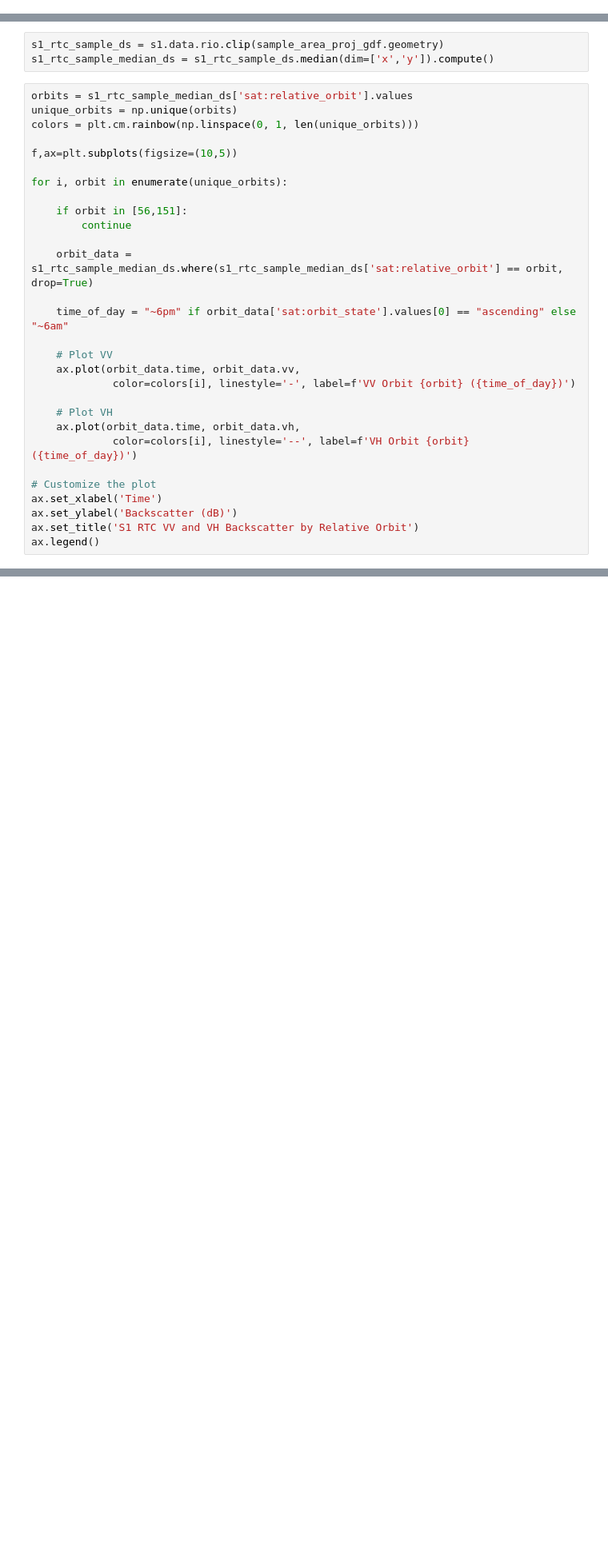
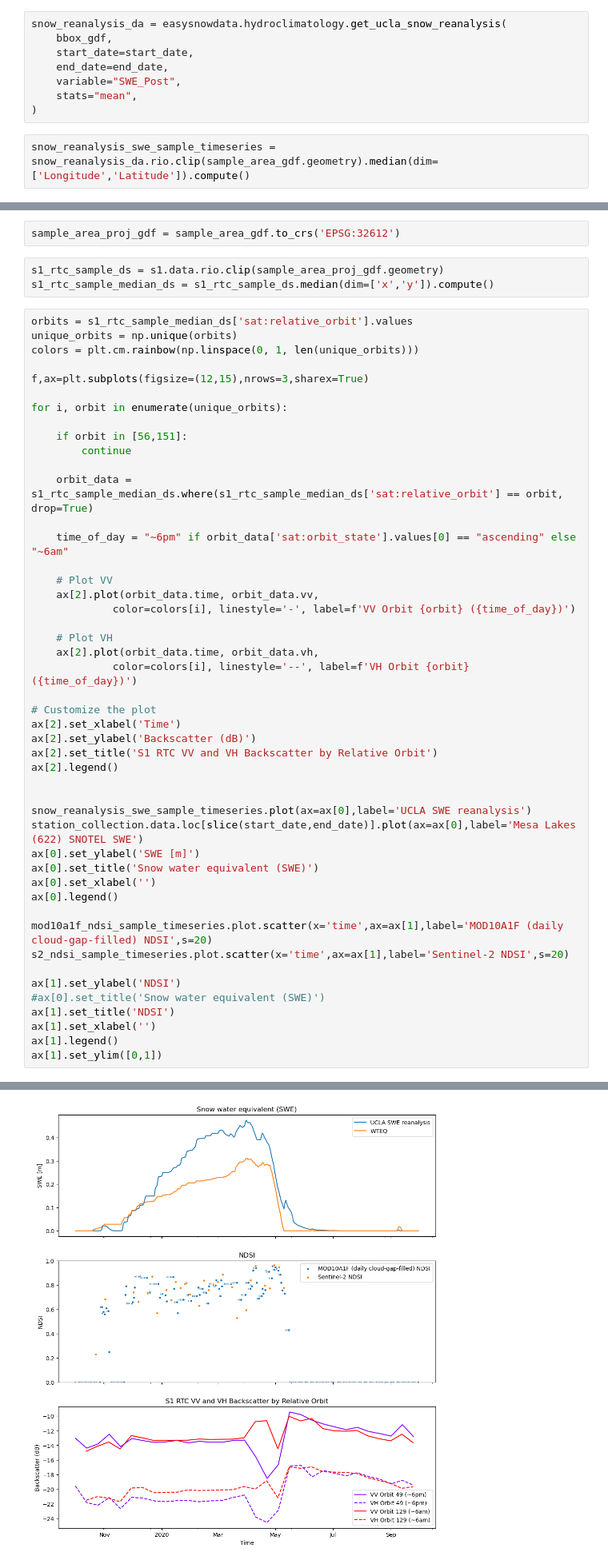
Before and after one commit to snowex-hackweek/snowmelt-timing-2024, a Jupyter notebook: notebooks/combined_data.ipynb, the cells around one changed output, grey strips where cells are left out. Shown at 80% size. Saved outputs shown, nothing was run; the diff lists cells and outputs as text; blank space fills up the shorter version.

```diff
--- a/notebooks/combined_data.ipynb
+++ b/notebooks/combined_data.ipynb
@@ -38,2 +125,12 @@ mod10a1f = easysnowdata.remote_sensing.MODIS_snow(bbox_gdf, start_date='2022-04-
+# %%
+snow_reanalysis_da = easysnowdata.hydroclimatology.get_ucla_snow_reanalysis(
+    bbox_gdf,
+    start_date=start_date,
+    end_date=end_date,
+    variable="SWE_Post",
+    stats="mean",
+)
+# %%
+snow_reanalysis_swe_sample_timeseries = snow_reanalysis_da.rio.clip(sample_area_gdf.geometry).median(dim=['Longitude','Latitude']).compute()
 # %%
 s1 = easysnowdata.remote_sensing.Sentinel1(
@@ -42,3 +145,5 @@ s1 = easysnowdata.remote_sensing.Sentinel1(
+# %%
+sample_area_proj_gdf = sample_area_gdf.to_crs('EPSG:32612')
 # %%
 s1_rtc_sample_ds = s1.data.rio.clip(sample_area_proj_gdf.geometry)
 s1_rtc_sample_median_ds = s1_rtc_sample_ds.median(dim=['x','y']).compute()
@@ -47,7 +152,7 @@ orbits = s1_rtc_sample_median_ds['sat:relative_orbit'].values
 unique_orbits = np.unique(orbits)
 colors = plt.cm.rainbow(np.linspace(0, 1, len(unique_orbits)))
 
-f,ax=plt.subplots(figsize=(10,5))
+f,ax=plt.subplots(figsize=(12,15),nrows=3,sharex=True)
 
 for i, orbit in enumerate(unique_orbits):
 
@@ -59,15 +164,34 @@ for i, orbit in enumerate(unique_orbits):
     time_of_day = "~6pm" if orbit_data['sat:orbit_state'].values[0] == "ascending" else "~6am"
 
     # Plot VV
-    ax.plot(orbit_data.time, orbit_data.vv,
+    ax[2].plot(orbit_data.time, orbit_data.vv,
              color=colors[i], linestyle='-', label=f'VV Orbit {orbit} ({time_of_day})')
 
     # Plot VH
-    ax.plot(orbit_data.time, orbit_data.vh,
+    ax[2].plot(orbit_data.time, orbit_data.vh,
              color=colors[i], linestyle='--', label=f'VH Orbit {orbit} ({time_of_day})')
 
 # Customize the plot
-ax.set_xlabel('Time')
-ax.set_ylabel('Backscatter (dB)')
-ax.set_title('S1 RTC VV and VH Backscatter by Relative Orbit')
-ax.legend()
+ax[2].set_xlabel('Time')
+ax[2].set_ylabel('Backscatter (dB)')
+ax[2].set_title('S1 RTC VV and VH Backscatter by Relative Orbit')
+ax[2].legend()
+
+
+snow_reanalysis_swe_sample_timeseries.plot(ax=ax[0],label='UCLA SWE reanalysis')
+station_collection.data.loc[slice(start_date,end_date)].plot(ax=ax[0],label='Mesa Lakes (622) SNOTEL SWE')
+ax[0].set_ylabel('SWE [m]')
+ax[0].set_title('Snow water equivalent (SWE)')
+ax[0].set_xlabel('')
+ax[0].legend()
+
+mod10a1f_ndsi_sample_timeseries.plot.scatter(x='time',ax=ax[1],label='MOD10A1F (daily cloud-gap-filled) NDSI',s=20)
+s2_ndsi_sample_timeseries.plot.scatter(x='time',ax=ax[1],label='Sentinel-2 NDSI',s=20)
+
+ax[1].set_ylabel('NDSI')
+#ax[0].set_title('Snow water equivalent (SWE)')
+ax[1].set_title('NDSI')
+ax[1].set_xlabel('')
+ax[1].legend()
+ax[1].set_ylim([0,1])
+# %% [output]
@@ -73,0 +199 @@ ax.legend()
+[figure, added]
```
Also changed, not shown: parts of 16 cells of this notebook.
